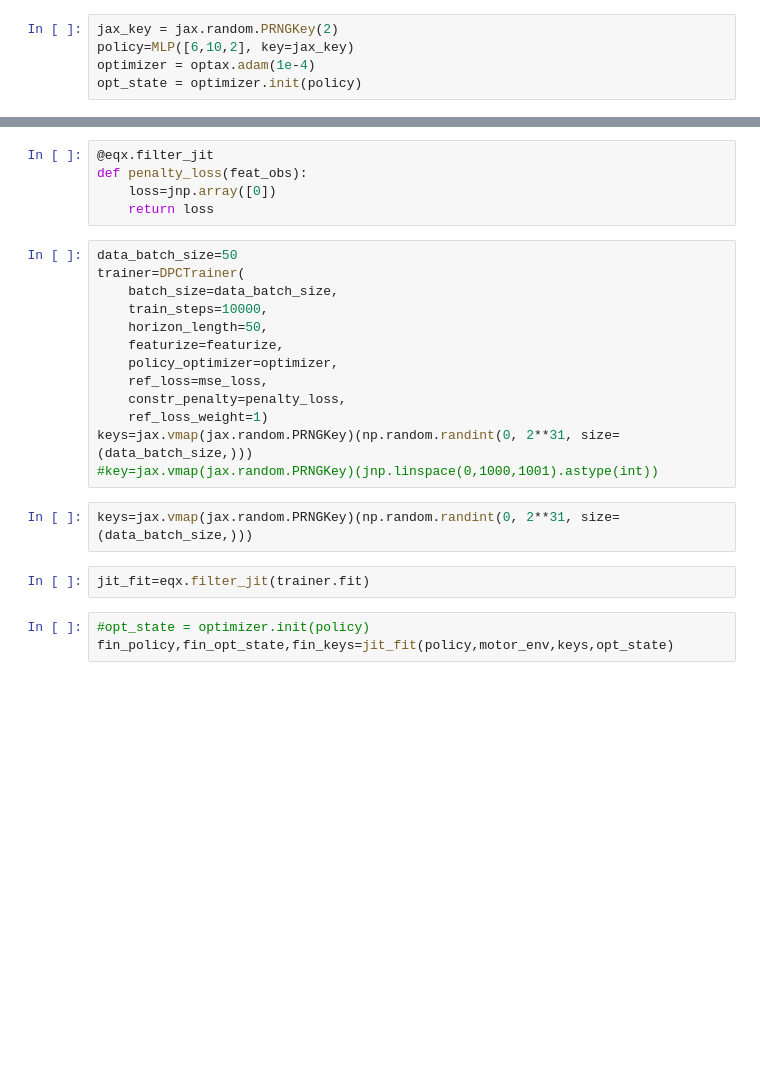
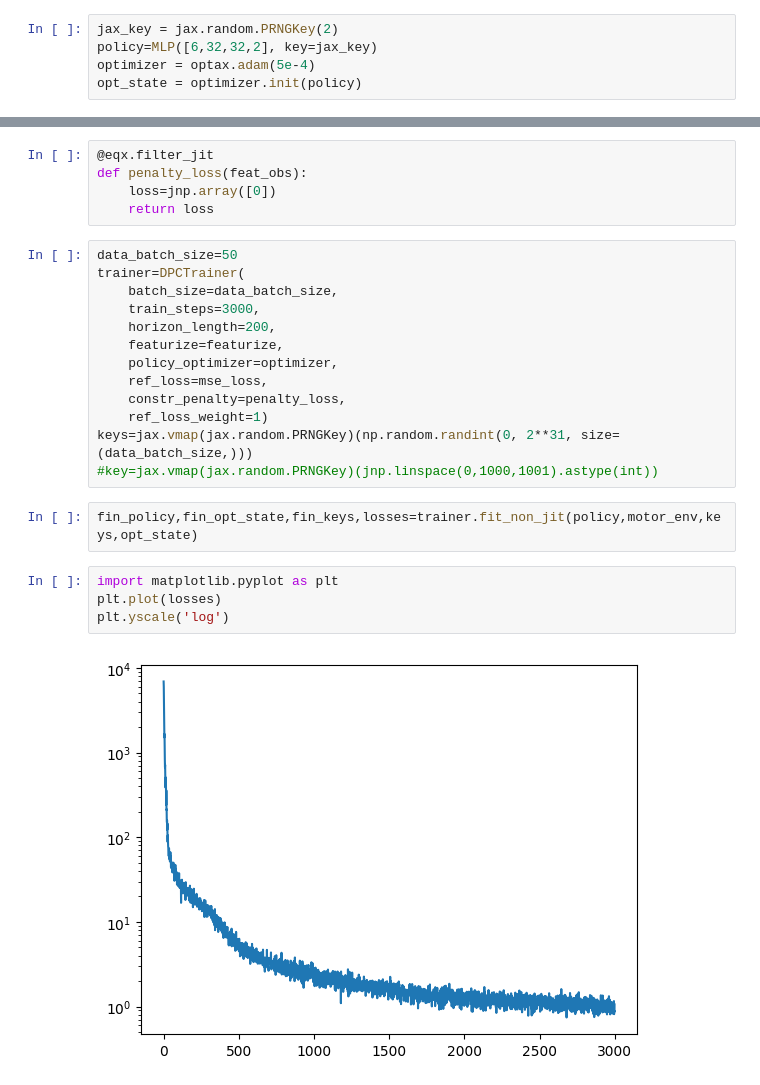
Before and after one commit to OliverSchw/dpc_project, a Jupyter notebook: dpc_control.ipynb, the cells around one changed output, grey strips where cells are left out. Cells and saved outputs as stored; diff of their text form; blank space fills up the shorter version.

```diff
--- a/dpc_control.ipynb
+++ b/dpc_control.ipynb
@@ -31,8 +29,8 @@ def featurize(obs,ref_obs):
     return feat_obs
 # %%
 jax_key = jax.random.PRNGKey(2)
-policy=MLP([6,10,2], key=jax_key)
-optimizer = optax.adam(1e-4)
+policy=MLP([6,32,32,2], key=jax_key)
+optimizer = optax.adam(5e-4)
 opt_state = optimizer.init(policy)
 # %%
 @eqx.filter_jit
@@ -48,8 +46,8 @@ def penalty_loss(feat_obs):
 data_batch_size=50
 trainer=DPCTrainer(
     batch_size=data_batch_size,
-    train_steps=10000,
-    horizon_length=50,
+    train_steps=3000,
+    horizon_length=200,
     featurize=featurize,
     policy_optimizer=optimizer,
     ref_loss=mse_loss,
@@ -57,11 +55,12 @@ trainer=DPCTrainer(
     ref_loss_weight=1)
 keys=jax.vmap(jax.random.PRNGKey)(np.random.randint(0, 2**31, size=(data_batch_size,)))
 #key=jax.vmap(jax.random.PRNGKey)(jnp.linspace(0,1000,1001).astype(int))
-# %%
-keys=jax.vmap(jax.random.PRNGKey)(np.random.randint(0, 2**31, size=(data_batch_size,)))
-# %%
-jit_fit=eqx.filter_jit(trainer.fit)
 # %%
-#opt_state = optimizer.init(policy)
-fin_policy,fin_opt_state,fin_keys=jit_fit(policy,motor_env,keys,opt_state)
+fin_policy,fin_opt_state,fin_keys,losses=trainer.fit_non_jit(policy,motor_env,keys,opt_state)
+# %%
+import matplotlib.pyplot as plt
+plt.plot(losses)
+plt.yscale('log')
+# %% [output]
+[figure, added]
 # %%
```
Also changed, not shown: parts of 8 cells of this notebook, 1 other file.
